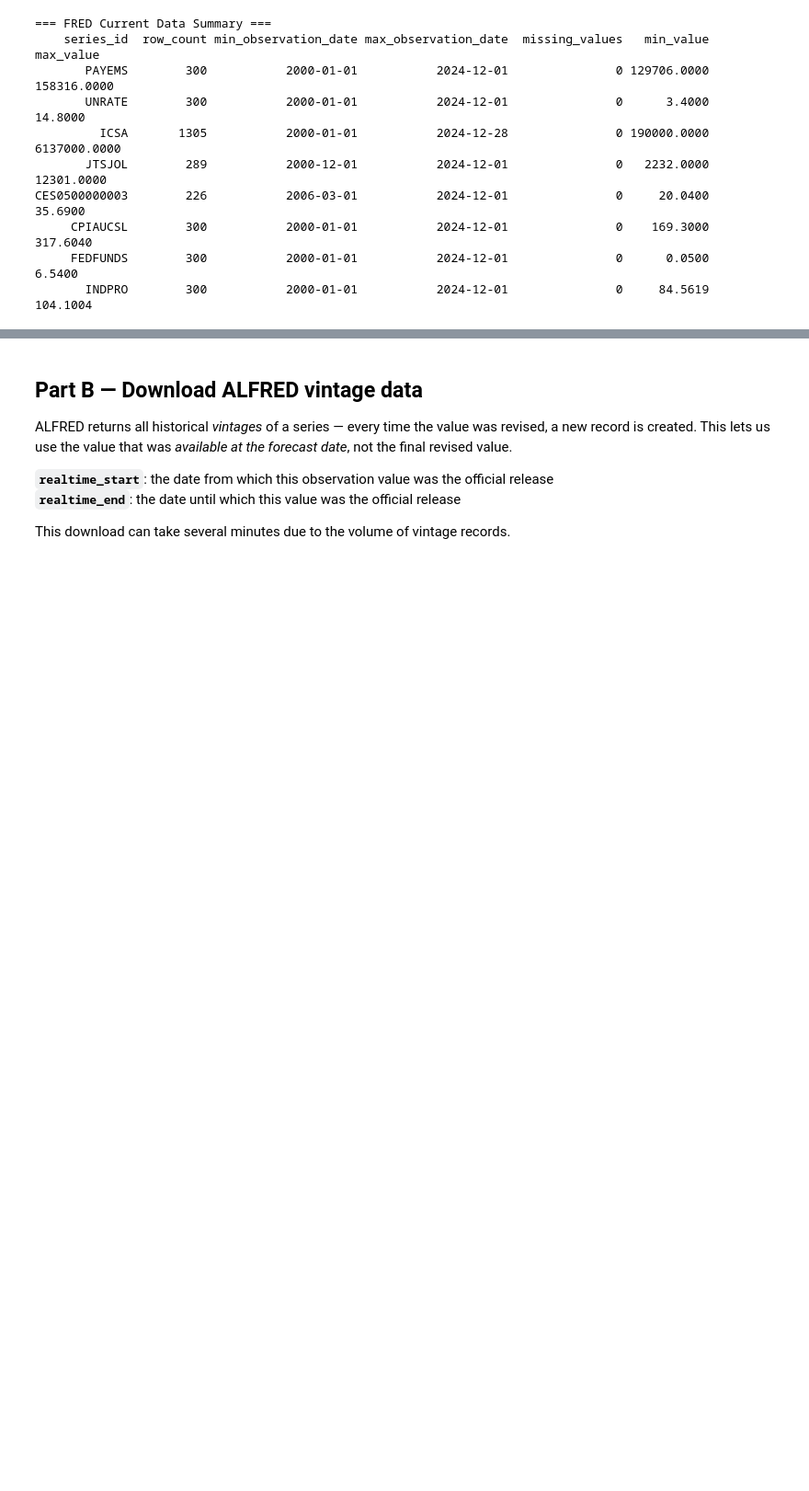
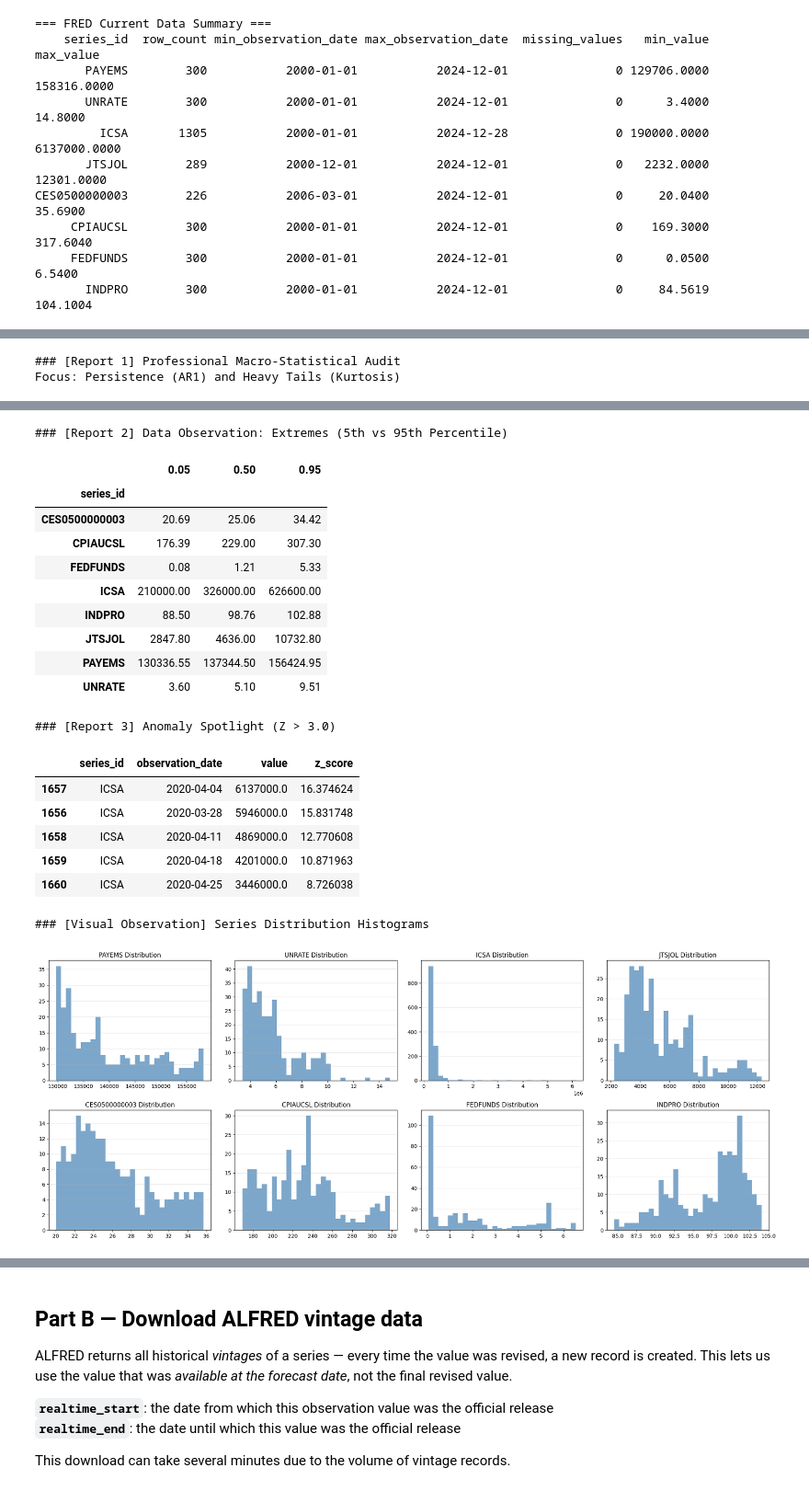
Before and after one commit to mimimission/ECON_NLP, a Jupyter notebook: notebooks/01_collect_raw_fred_alfred.ipynb, the cells around one changed output, grey strips where cells are left out. Shown at 92% size. Drawn from its saved outputs; the diff is of its cells as text; code cells hidden in the pictures; blank space fills up the shorter version.

```diff
--- a/notebooks/01_collect_raw_fred_alfred.ipynb
+++ b/notebooks/01_collect_raw_fred_alfred.ipynb
@@ -214,0 +222,54 @@ CES0500000003        226           2006-03-01           2024-12-01
+# %%
+import pandas as pd
+import numpy as np
+from scipy import stats
+import matplotlib.pyplot as plt
+
+# 1. Professional Macro Audit
+def professional_audit(df):
+    # Core Stats + Kurtosis (for heavy tails) and Skew
+    audit = df.groupby('series_id')['value'].agg(['count', 'mean', 'std', 'skew'])
+
+    # Persistence Check (Autocorrelation Lag-1)
+    # High persistence suggests a trend; low suggests high noise/shocks
+    audit['persistence'] = df.groupby('series_id')['value'].apply(lambda x: x.autocorr(lag=1)).values
+
+    # Volatility (Coefficient of Variation)
+    audit['volatility_idx'] = (audit['std'] / audit['mean'].abs()).round(4)
+
+    return audit.round(3)
+
+# 2. Data Observation: Distribution & Quantiles
+def get_quantiles(df):
+    return df.groupby('series_id')['value'].quantile([0.05, 0.5, 0.95]).unstack().round(2)
+
+# 3. Time-Series Continuity & Z-Score Anomaly Detection
+fred_df['z_score'] = fred_df.groupby('series_id')['value'].transform(lambda x: stats.zscore(x, ddof=1))
+anomalies = fred_df[fred_df['z_score'].abs() > 3].sort_values(by='z_score', ascending=False)
+
+# --- Execution & Reporting ---
+print("### [Report 1] Professional Macro-Statistical Audit")
+print("Focus: Persistence (AR1) and Heavy Tails (Kurtosis)")
+display(professional_audit(fred_df))
+
+print("\n### [Report 2] Data Observation: Extremes (5th vs 95th Percentile)")
+display(get_quantiles(fred_df))
+
+print("\n### [Report 3] Anomaly Spotlight (Z > 3.0)")
+if not anomalies.empty:
+    display(anomalies[['series_id', 'observation_date', 'value', 'z_score']].head(5))
+
+# 4. Simple Visual Observation
+print("\n### [Visual Observation] Series Distribution Histograms")
+fig, axes = plt.subplots(2, 4, figsize=(20, 8))
+axes = axes.flatten()
+for i, sid in enumerate(SERIES_IDS):
+    data = fred_df[fred_df['series_id'] == sid]['value']
+    axes[i].hist(data, bins=30, alpha=0.7, color='steelblue')
+    axes[i].set_title(f"{sid} Distribution")
+    axes[i].grid(axis='y', alpha=0.3)
+plt.tight_layout()
+plt.show()
+# %% [output]
+### [Report 1] Professional Macro-Statistical Audit
+Focus: Persistence (AR1) and Heavy Tails (Kurtosis)
@@ -214,0 +286,20 @@ CES0500000003        226           2006-03-01           2024-12-01
+### [Report 2] Data Observation: Extremes (5th vs 95th Percentile)
+|  | 0.05 | 0.50 | 0.95 |
+| series_id |  |  |  |
+| CES0500000003 | 20.69 | 25.06 | 34.42 |
+| CPIAUCSL | 176.39 | 229.00 | 307.30 |
+| FEDFUNDS | 0.08 | 1.21 | 5.33 |
+| ICSA | 210000.00 | 326000.00 | 626600.00 |
+| INDPRO | 88.50 | 98.76 | 102.88 |
+| JTSJOL | 2847.80 | 4636.00 | 10732.80 |
+| PAYEMS | 130336.55 | 137344.50 | 156424.95 |
+| UNRATE | 3.60 | 5.10 | 9.51 |
+### [Report 3] Anomaly Spotlight (Z > 3.0)
+|  | series_id | observation_date | value | z_score |
+| 1657 | ICSA | 2020-04-04 | 6137000.0 | 16.374624 |
+| 1656 | ICSA | 2020-03-28 | 5946000.0 | 15.831748 |
+| 1658 | ICSA | 2020-04-11 | 4869000.0 | 12.770608 |
+| 1659 | ICSA | 2020-04-18 | 4201000.0 | 10.871963 |
+| 1660 | ICSA | 2020-04-25 | 3446000.0 | 8.726038 |
+### [Visual Observation] Series Distribution Histograms
+[figure, added]
```
Also changed, not shown: parts of 10 cells of this notebook.
